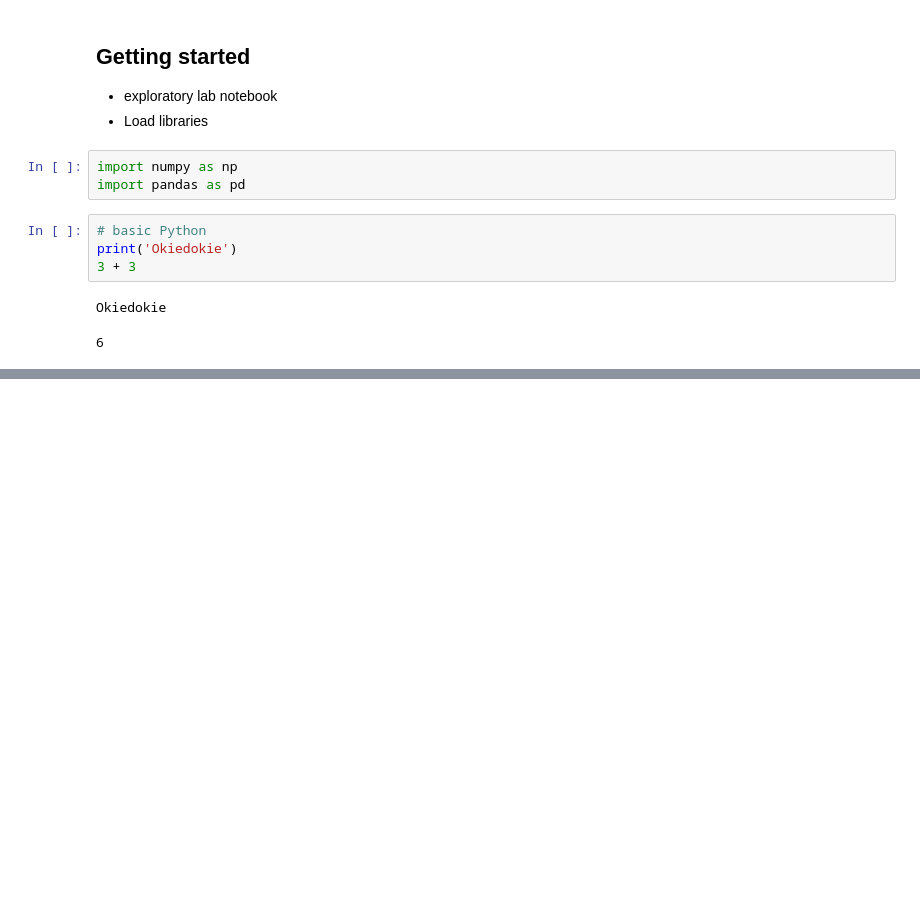
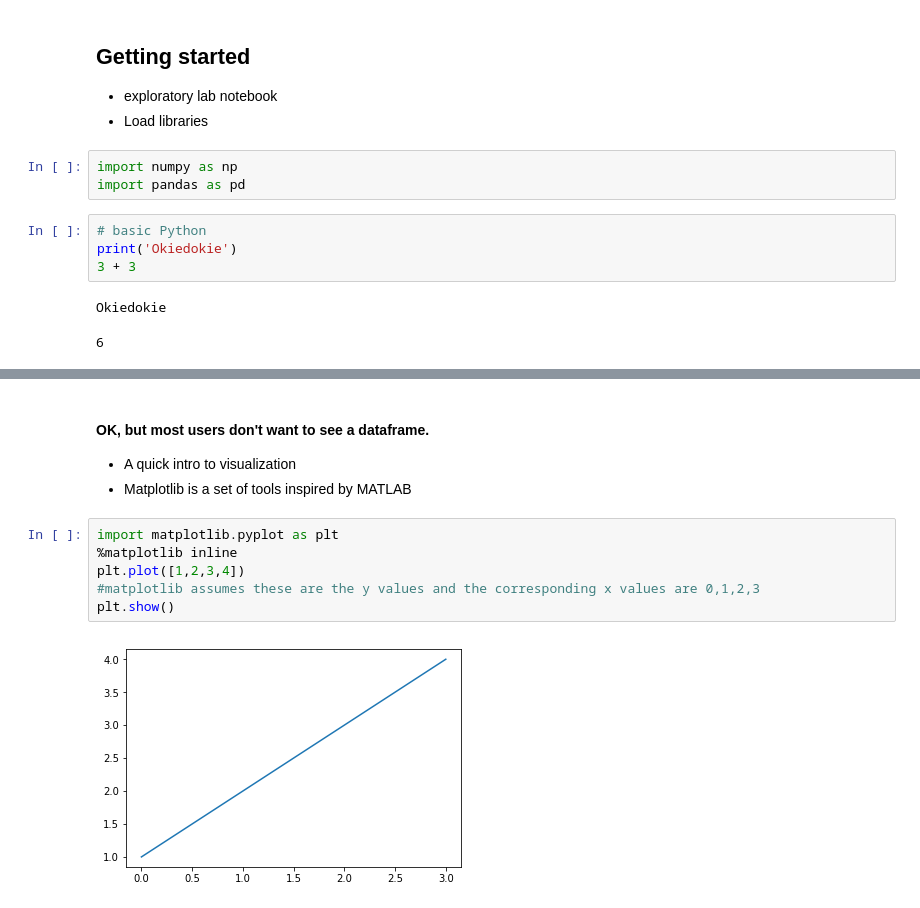
Before and after one commit to billmcmillin/dcs2, a Jupyter notebook: Jupyter_Notebooks_Workshop.ipynb, the cells around one changed output, grey strips where cells are left out. Drawn from its saved outputs; the diff is of its cells as text; blank space fills up the shorter version.

```diff
--- a/Jupyter_Notebooks_Workshop.ipynb
+++ b/Jupyter_Notebooks_Workshop.ipynb
@@ -80,0 +167,12 @@ from ipywidgets import *
+# %% [markdown]
+#### OK, but most users don't want to see a dataframe.
+* A quick intro to visualization
+* Matplotlib is a set of tools inspired by MATLAB
+# %%
+import matplotlib.pyplot as plt
+%matplotlib inline
+plt.plot([1,2,3,4])
+#matplotlib assumes these are the y values and the corresponding x values are 0,1,2,3
+plt.show()
+# %% [output]
+[figure, added]
```
Also changed, not shown: parts of 24 cells of this notebook.
